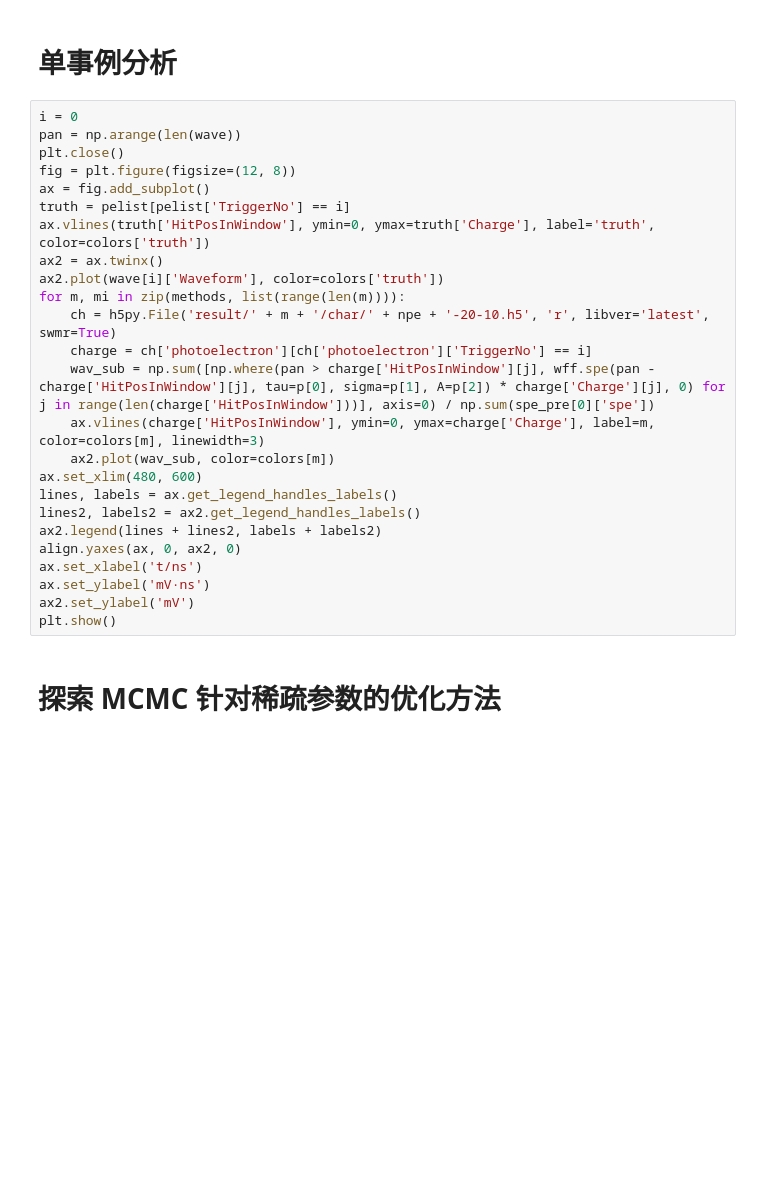
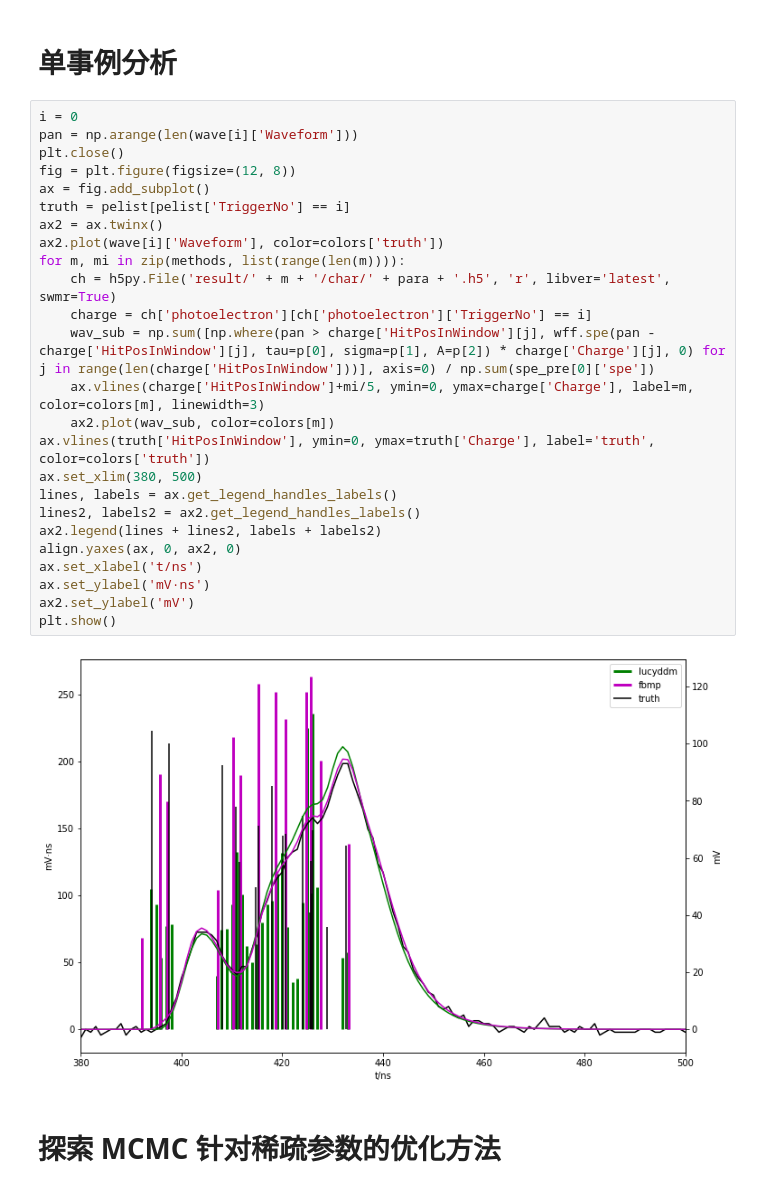
Before and after one commit to heroxbd/waveform-analysis, a Jupyter notebook: check.ipynb, the cells around one changed output. Cells and saved outputs as stored; diff of their text form; blank space fills up the shorter version.

```diff
--- a/check.ipynb
+++ b/check.ipynb
@@ -97,29 +110,31 @@ plt.show()
 # 单事例分析
 # %%
 i = 0
-pan = np.arange(len(wave))
+pan = np.arange(len(wave[i]['Waveform']))
 plt.close()
 fig = plt.figure(figsize=(12, 8))
 ax = fig.add_subplot()
 truth = pelist[pelist['TriggerNo'] == i]
-ax.vlines(truth['HitPosInWindow'], ymin=0, ymax=truth['Charge'], label='truth', color=colors['truth'])
 ax2 = ax.twinx()
 ax2.plot(wave[i]['Waveform'], color=colors['truth'])
 for m, mi in zip(methods, list(range(len(m)))):
-    ch = h5py.File('result/' + m + '/char/' + npe + '-20-10.h5', 'r', libver='latest', swmr=True)
+    ch = h5py.File('result/' + m + '/char/' + para + '.h5', 'r', libver='latest', swmr=True)
     charge = ch['photoelectron'][ch['photoelectron']['TriggerNo'] == i]
     wav_sub = np.sum([np.where(pan > charge['HitPosInWindow'][j], wff.spe(pan - charge['HitPosInWindow'][j], tau=p[0], sigma=p[1], A=p[2]) * charge['Charge'][j], 0) for j in range(len(charge['HitPosInWindow']))], axis=0) / np.sum(spe_pre[0]['spe'])
-    ax.vlines(charge['HitPosInWindow'], ymin=0, ymax=charge['Charge'], label=m, color=colors[m], linewidth=3)
+    ax.vlines(charge['HitPosInWindow']+mi/5, ymin=0, ymax=charge['Charge'], label=m, color=colors[m], linewidth=3)
     ax2.plot(wav_sub, color=colors[m])
-ax.set_xlim(480, 600)
+ax.vlines(truth['HitPosInWindow'], ymin=0, ymax=truth['Charge'], label='truth', color=colors['truth'])
+ax.set_xlim(380, 500)
 lines, labels = ax.get_legend_handles_labels()
 lines2, labels2 = ax2.get_legend_handles_labels()
 ax2.legend(lines + lines2, labels + labels2)
 align.yaxes(ax, 0, ax2, 0)
 ax.set_xlabel('t/ns')
 ax.set_ylabel('mV·ns')
 ax2.set_ylabel('mV')
 plt.show()
+# %% [output]
+[figure, added]
 # %% [markdown]
 # 探索 MCMC 针对稀疏参数的优化方法
 # %%
```
Also changed, not shown: parts of 7 cells of this notebook, 14 other files.
